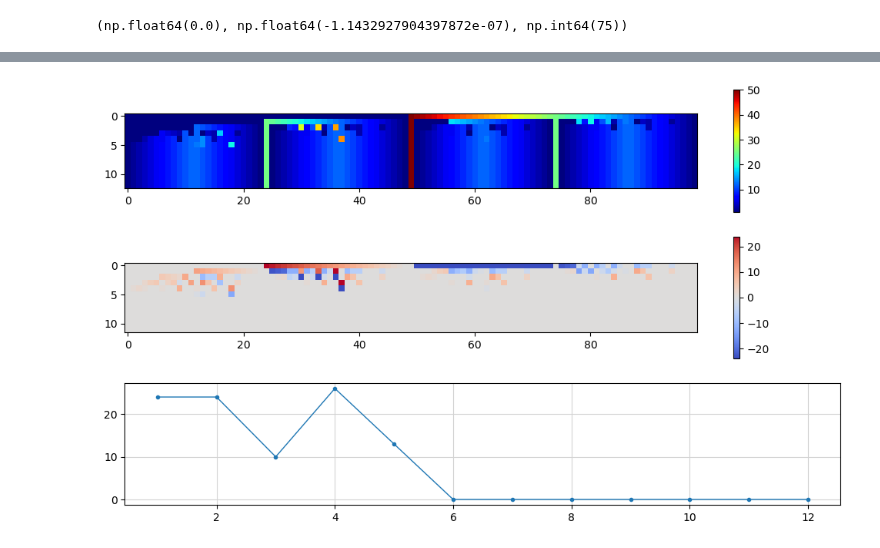
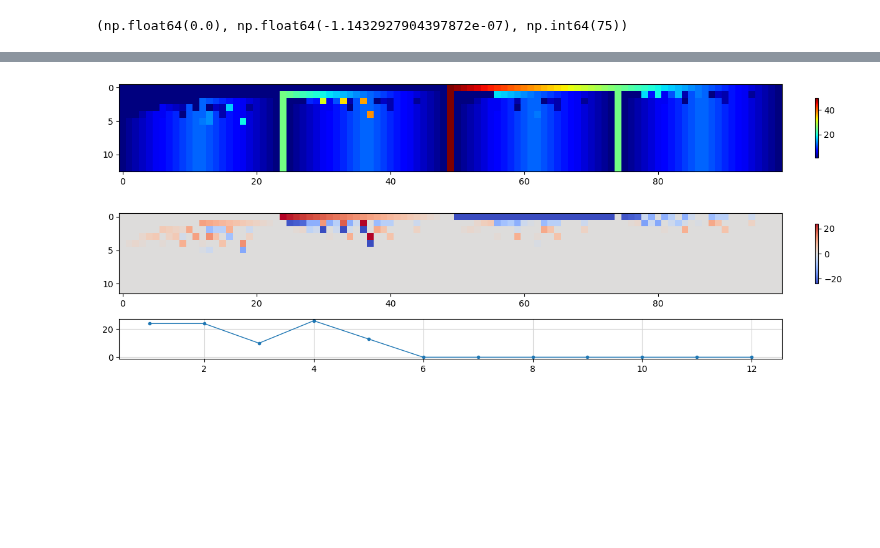
Before and after one commit to the-mysh/rl-coursework, a Jupyter notebook: tasks/gambler_problem/Gambler_problem.ipynb, the cells around one changed output, grey strips where cells are left out. Cells and saved outputs as stored; diff of their text form; code cells hidden in the pictures; blank space fills up the shorter version.

Commit message:
Adjusting evolution plots layout

```diff
--- a/tasks/gambler_problem/Gambler_problem.ipynb
+++ b/tasks/gambler_problem/Gambler_problem.ipynb
@@ -99,7 +99,7 @@ plot_estimate_evolution(vec_pi_track)
 # %%
-plot_estimate_evolution(ip_pi_track)
+plot_estimate_evolution(ip_pi_track, cbar_shrink=0.5, fig_height=5)
 # %% [output]
-[figure, old version]
+[figure, new version]
 # %%
 plot_estimate_evolution(vec_v_track, log_scale_diff=True)
 # %% [output]
```
Also changed, not shown: parts of 4 cells of this notebook, 1 other file.
